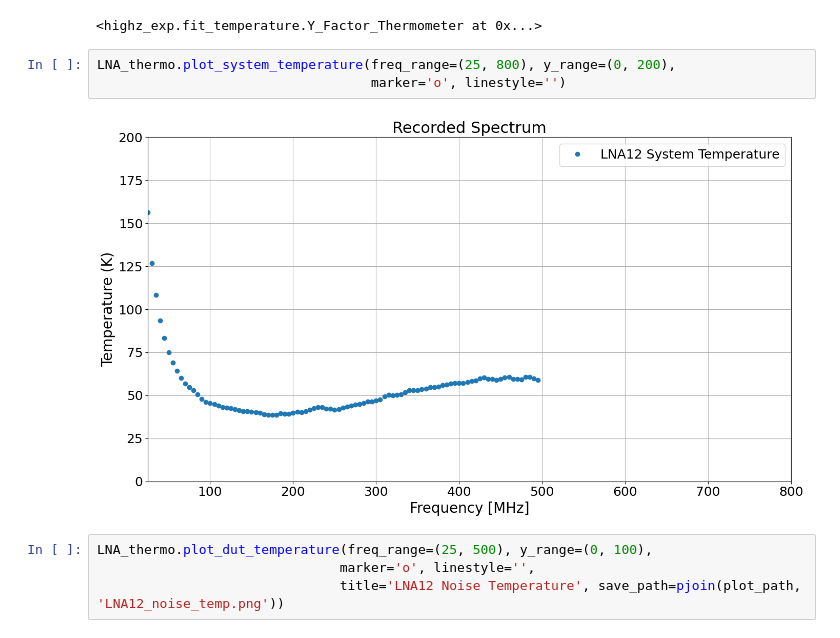
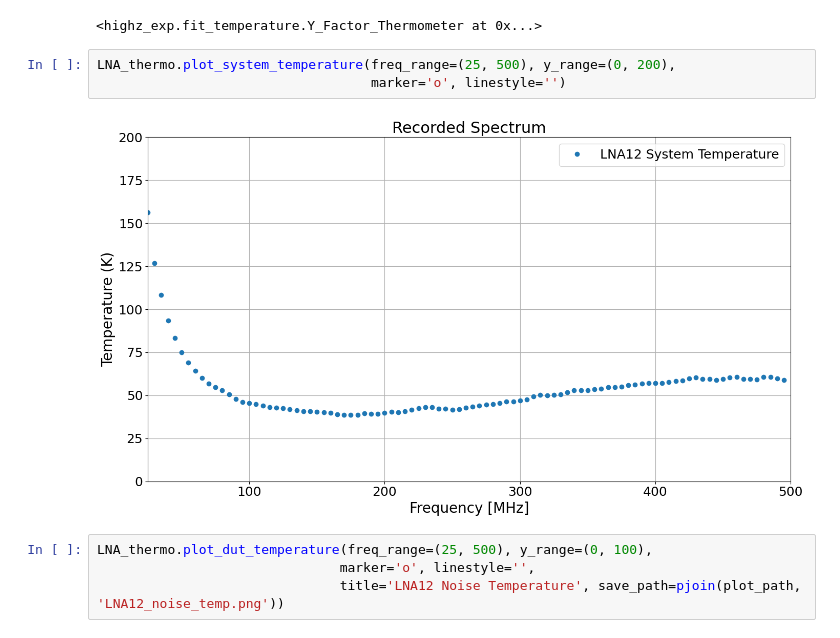
Before and after one commit to alhosani-abdulla/Highz-EXP, a Jupyter notebook: notebooks/amplifier_measurements.ipynb, the cells around one changed output. Saved outputs shown, nothing was run; the diff lists cells and outputs as text.

```diff
--- a/notebooks/amplifier_measurements.ipynb
+++ b/notebooks/amplifier_measurements.ipynb
@@ -89,10 +178,10 @@ LNA_thermo.resample(new_freq)
 # %% [output]
 <highz_exp.fit_temperature.Y_Factor_Thermometer at 0x...>
 # %%
-LNA_thermo.plot_system_temperature(freq_range=(25, 800), y_range=(0, 200),
+LNA_thermo.plot_system_temperature(freq_range=(25, 500), y_range=(0, 200),
                                    marker='o', linestyle='')
 # %% [output]
-[figure, old version]
+[figure, new version]
 # %%
 LNA_thermo.plot_dut_temperature(freq_range=(25, 500), y_range=(0, 100),
                                marker='o', linestyle='',
```
Also changed, not shown: parts of 7 cells of this notebook, 7 other files.
